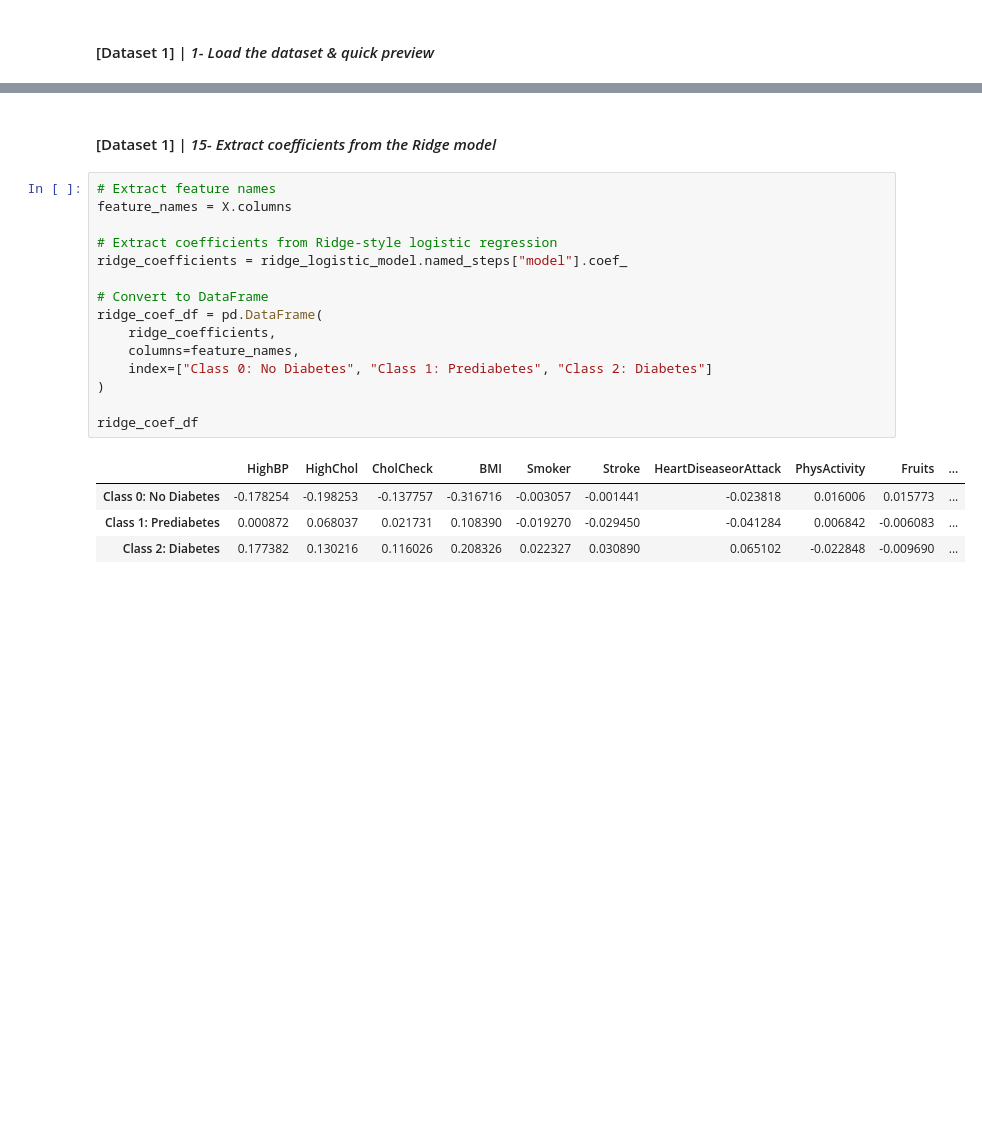
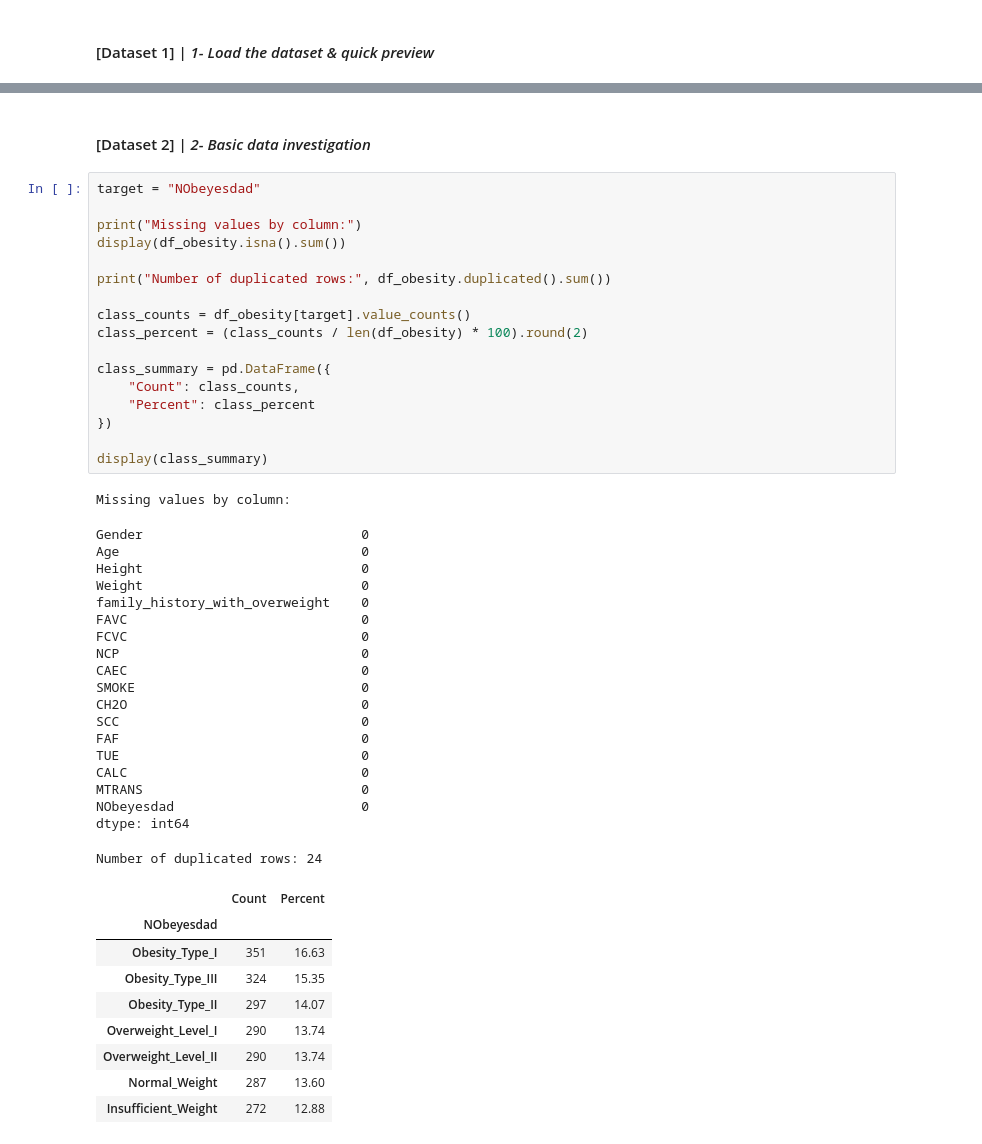
Before and after one commit to jasser-dh/MOD-C-1, a Jupyter notebook: OMDS-ModC1-Week1-Dhaouadi-Jasser.ipynb, the cells around one changed output, grey strips where cells are left out. Drawn from its saved outputs; the diff is of its cells as text; blank space fills up the shorter version.

```diff
--- a/OMDS-ModC1-Week1-Dhaouadi-Jasser.ipynb
+++ b/OMDS-ModC1-Week1-Dhaouadi-Jasser.ipynb
@@ -662,23 +790,50 @@ Best l1_ratio values:
 # %% [markdown]
-#### [Dataset 1] | *15- Extract coefficients from the Ridge model*
+#### [Dataset 2] | *2- Basic data investigation*
 # %%
-# Extract feature names
-feature_names = X.columns
+target = "NObeyesdad"
 
-# Extract coefficients from Ridge-style logistic regression
-ridge_coefficients = ridge_logistic_model.named_steps["model"].coef_
+print("Missing values by column:")
+display(df_obesity.isna().sum())
 
-# Convert to DataFrame
-ridge_coef_df = pd.DataFrame(
-    ridge_coefficients,
-    columns=feature_names,
-    index=["Class 0: No Diabetes", "Class 1: Prediabetes", "Class 2: Diabetes"]
-)
+print("Number of duplicated rows:", df_obesity.duplicated().sum())
 
-ridge_coef_df
+class_counts = df_obesity[target].value_counts()
+class_percent = (class_counts / len(df_obesity) * 100).round(2)
+
+class_summary = pd.DataFrame({
+    "Count": class_counts,
+    "Percent": class_percent
+})
+
+display(class_summary)
 # %% [output]
+Missing values by column:
+Gender                            0
+Age                               0
+Height                            0
+Weight                            0
+family_history_with_overweight    0
+FAVC                              0
+FCVC                              0
+NCP                               0
+CAEC                              0
+SMOKE                             0
+CH2O                              0
+SCC                               0
+FAF                               0
+TUE                               0
+CALC                              0
+MTRANS                            0
+NObeyesdad                        0
+dtype: int64
+Number of duplicated rows: 24
-|  | HighBP | HighChol | CholCheck | BMI | Smoker | Stroke | HeartDiseaseorAttack | PhysActivity | Fruits | ... |
-| Class 0: No Diabetes | -0.178254 | -0.198253 | -0.137757 | -0.316716 | -0.003057 | -0.001441 | -0.023818 | 0.016006 | 0.015773 | ... |
-| Class 1: Prediabetes | 0.000872 | 0.068037 | 0.021731 | 0.108390 | -0.019270 | -0.029450 | -0.041284 | 0.006842 | -0.006083 | ... |
-| Class 2: Diabetes | 0.177382 | 0.130216 | 0.116026 | 0.208326 | 0.022327 | 0.030890 | 0.065102 | -0.022848 | -0.009690 | ... |
+|  | Count | Percent |
+| NObeyesdad |  |  |
+| Obesity_Type_I | 351 | 16.63 |
+| Obesity_Type_III | 324 | 15.35 |
+| Obesity_Type_II | 297 | 14.07 |
+| Overweight_Level_I | 290 | 13.74 |
+| Overweight_Level_II | 290 | 13.74 |
+| Normal_Weight | 287 | 13.60 |
+| Insufficient_Weight | 272 | 12.88 |
 # %% [markdown]
```
Also changed, not shown: parts of 144 cells of this notebook.
